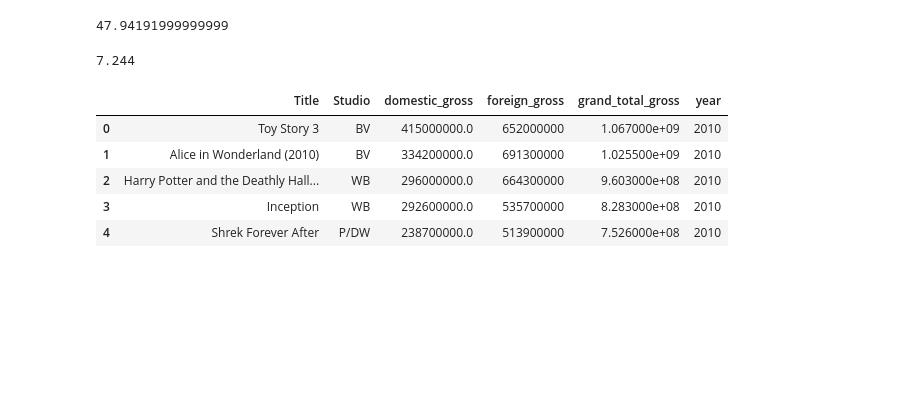
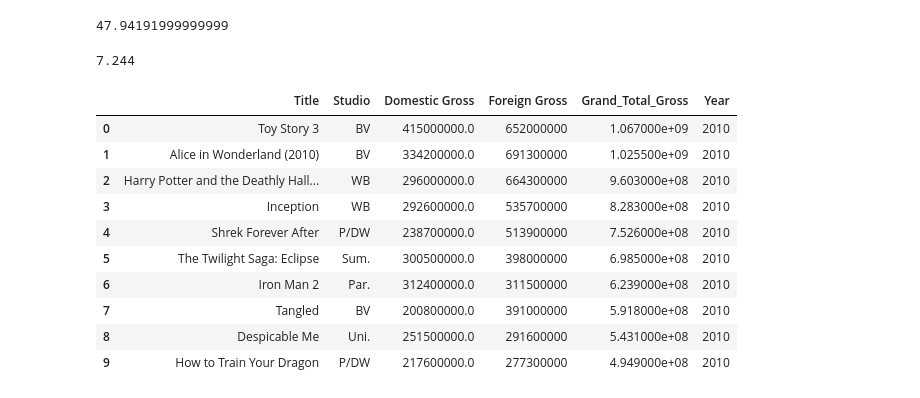
Before and after one commit to kagada01/dsc-mod-1-project-v2-1-online-ds-sp-000, a Jupyter notebook: student.ipynb, the cells around one changed output. Drawn from its saved outputs; the diff is of its cells as text; code cells hidden in the pictures; blank space fills up the shorter version.

```diff
--- a/student.ipynb
+++ b/student.ipynb
@@ -116,21 +124,36 @@ df_popularity_viz['Average Vote Score'].head(25).mean()
 # %%
 #Visualization 2 - The Movie Data Base "tmdb.movies.csv"
 #Question: What are the most lucrative types of films?
+
+#imports
+#importing matplotlib to show graph visualizations
+import matplotlib.pyplot as plt
+%matplotlib inline
+plt.style.use('ggplot')
 
 #Convert CSV file to DataFrame object and orient myself with the data
 df2 = pd.read_csv('/Users/DanKagan/Development/Flatiron_Assignments/online_datascience/mod_1/mod1_project/dsc-mod-1-project-v2-1-online-ds-sp-000/zippedData/bom.movie_gross.csv')
 
 #Clean up DataFrame column names
 df2 = df2.rename(columns={
     'title' : 'Title',
-    'studio' : 'Studio'
+    'studio' : 'Studio',
+    'domestic_gross' : 'Domestic Gross',
+    'foreign_gross' : 'Foreign Gross',
+    'grand_total_gross' : 'Grand_Total_Gross',
+    'year' : 'Year'
 })
 
-df2.head()
+df2.head(10)
 # %% [output]
-|  | Title | Studio | domestic_gross | foreign_gross | grand_total_gross | year |
+|  | Title | Studio | Domestic Gross | Foreign Gross | Grand_Total_Gross | Year |
 | 0 | Toy Story 3 | BV | 415000000.0 | 652000000 | 1.067000e+09 | 2010 |
 | 1 | Alice in Wonderland (2010) | BV | 334200000.0 | 691300000 | 1.025500e+09 | 2010 |
 | 2 | Harry Potter and the Deathly Hall... | WB | 296000000.0 | 664300000 | 9.603000e+08 | 2010 |
 | 3 | Inception | WB | 292600000.0 | 535700000 | 8.283000e+08 | 2010 |
 | 4 | Shrek Forever After | P/DW | 238700000.0 | 513900000 | 7.526000e+08 | 2010 |
+| 5 | The Twilight Saga: Eclipse | Sum. | 300500000.0 | 398000000 | 6.985000e+08 | 2010 |
+| 6 | Iron Man 2 | Par. | 312400000.0 | 311500000 | 6.239000e+08 | 2010 |
+| 7 | Tangled | BV | 200800000.0 | 391000000 | 5.918000e+08 | 2010 |
+| 8 | Despicable Me | Uni. | 251500000.0 | 291600000 | 5.431000e+08 | 2010 |
+| 9 | How to Train Your Dragon | P/DW | 217600000.0 | 277300000 | 4.949000e+08 | 2010 |
```
Also changed, not shown: parts of 8 cells of this notebook.
